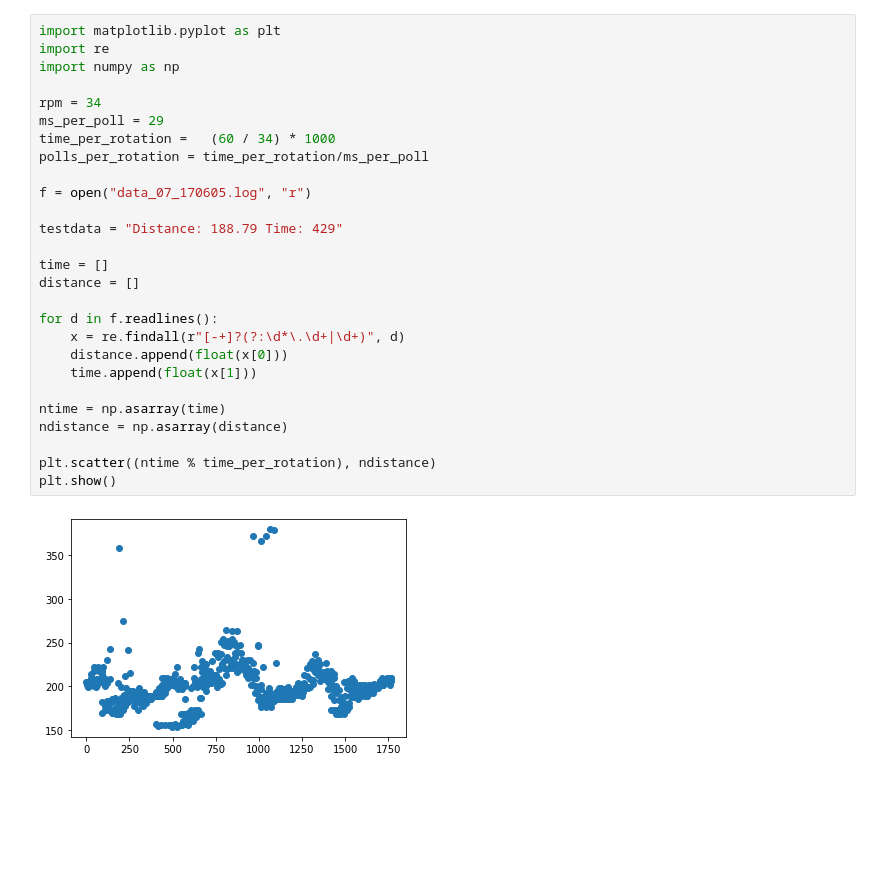
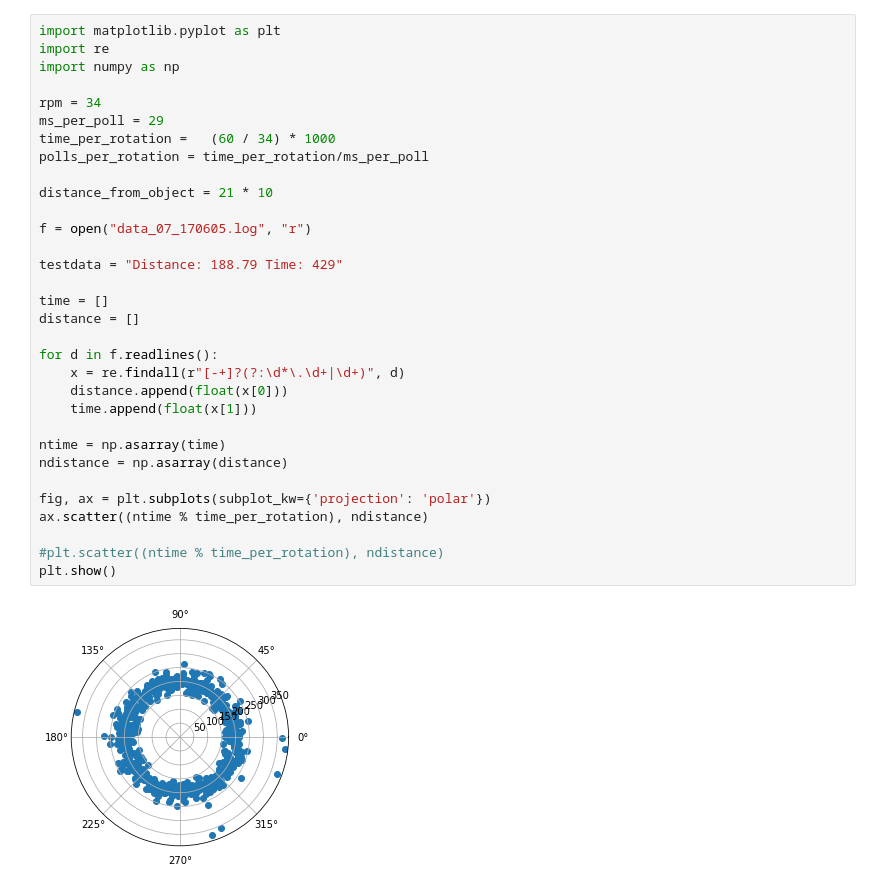
Before and after one commit to ddrobner/ulltrasonic-crossection, a Jupyter notebook: main.ipynb, the cells around one changed output. Cells and saved outputs as stored; diff of their text form; blank space fills up the shorter version.

Commit message:
Polar Plot

```diff
--- a/main.ipynb
+++ b/main.ipynb
@@ -1,29 +1,34 @@
 # %%
 import matplotlib.pyplot as plt
 import re
 import numpy as np
 
 rpm = 34
 ms_per_poll = 29
 time_per_rotation =   (60 / 34) * 1000
 polls_per_rotation = time_per_rotation/ms_per_poll
+
+distance_from_object = 21 * 10
 
 f = open("data_07_170605.log", "r")
 
 testdata = "Distance: 188.79 Time: 429"
 
 time = []
 distance = []
 
 for d in f.readlines():
     x = re.findall(r"[-+]?(?:\d*\.\d+|\d+)", d)
     distance.append(float(x[0]))
     time.append(float(x[1]))
 
 ntime = np.asarray(time)
 ndistance = np.asarray(distance)
 
-plt.scatter((ntime % time_per_rotation), ndistance)
+fig, ax = plt.subplots(subplot_kw={'projection': 'polar'})
+ax.scatter((ntime % time_per_rotation), ndistance)
+
+#plt.scatter((ntime % time_per_rotation), ndistance)
 plt.show()
 # %% [output]
-[figure, old version]
+[figure, new version]
```
